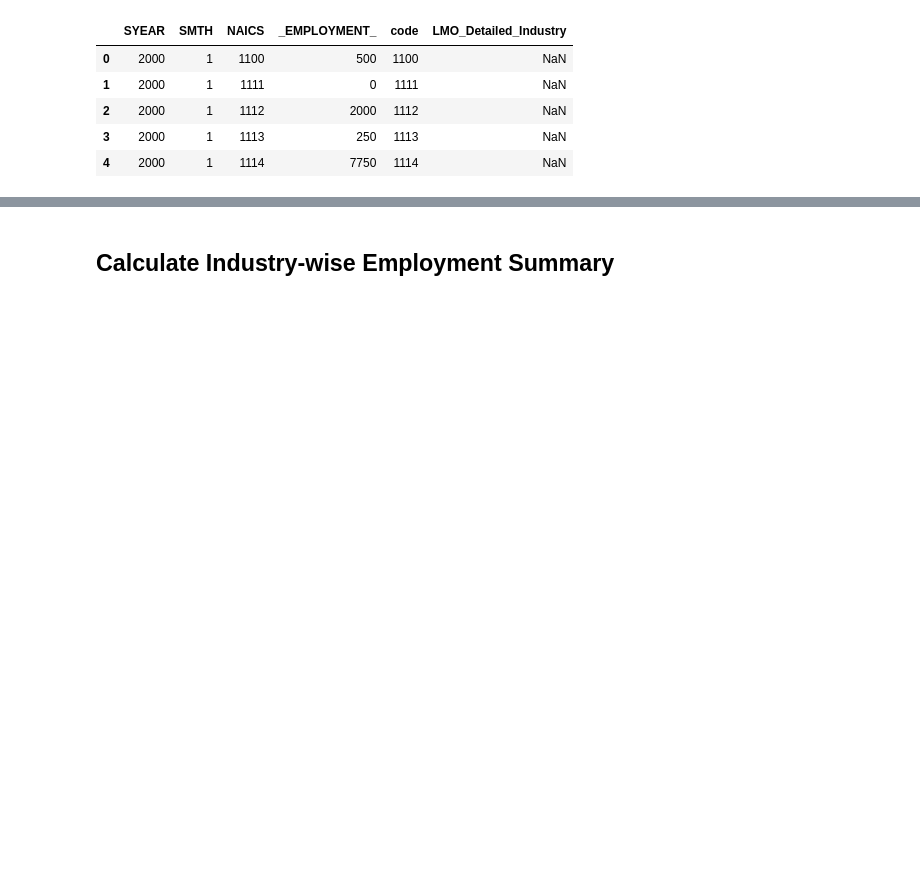
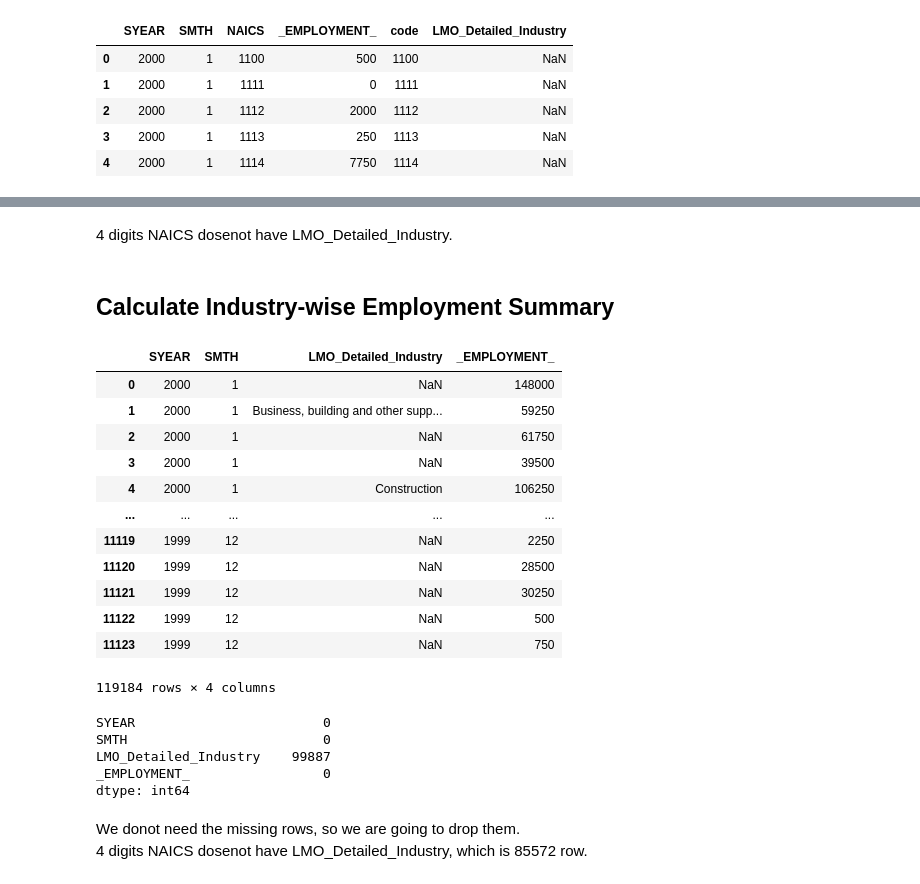
Before and after one commit to geehaad/Time-Series-Analysis-of-NAICS, a Jupyter notebook: Time Series Analysis of NAICS.ipynb, the cells around one changed output, grey strips where cells are left out. Drawn from its saved outputs; the diff is of its cells as text; code cells hidden in the pictures; blank space fills up the shorter version.

```diff
--- a/Time Series Analysis of NAICS.ipynb
+++ b/Time Series Analysis of NAICS.ipynb
@@ -278,6 +301,35 @@ df_4_NAICS.head()
+# %% [markdown]
+4 digits NAICS dosenot have LMO_Detailed_Industry.
 # %% [markdown]
 ## Calculate Industry-wise Employment Summary
 # %%
 cols = ["SYEAR", "SMTH", "LMO_Detailed_Industry", "_EMPLOYMENT_"]
 
 # Creating a single dataframe with the columns Year, Month and LMO Industry and Employment from all the 2, 3 and 4 digits NAICS
+naics_emp_detail_df = (df_2_NAICS[cols].append(df_3_NAICS[cols])).append(df_4_NAICS[cols])
+naics_emp_detail_df
+# %% [output]
+|  | SYEAR | SMTH | LMO_Detailed_Industry | _EMPLOYMENT_ |
+| 0 | 2000 | 1 | NaN | 148000 |
+| 1 | 2000 | 1 | Business, building and other supp... | 59250 |
+| 2 | 2000 | 1 | NaN | 61750 |
+| 3 | 2000 | 1 | NaN | 39500 |
+| 4 | 2000 | 1 | Construction | 106250 |
+| ... | ... | ... | ... | ... |
+| 11119 | 1999 | 12 | NaN | 2250 |
+| 11120 | 1999 | 12 | NaN | 28500 |
+| 11121 | 1999 | 12 | NaN | 30250 |
+| 11122 | 1999 | 12 | NaN | 500 |
+| 11123 | 1999 | 12 | NaN | 750 |
+119184 rows × 4 columns
+# %%
+naics_emp_detail_df.isna().sum()
+# %% [output]
+SYEAR                        0
+SMTH                         0
+LMO_Detailed_Industry    99887
+_EMPLOYMENT_                 0
+dtype: int64
+# %% [markdown]
+We donot need the missing rows, so we are going to drop them.<br>
+4 digits NAICS dosenot have LMO_Detailed_Industry, which is 85572 row.
```
Also changed, not shown: parts of 11 cells of this notebook.
